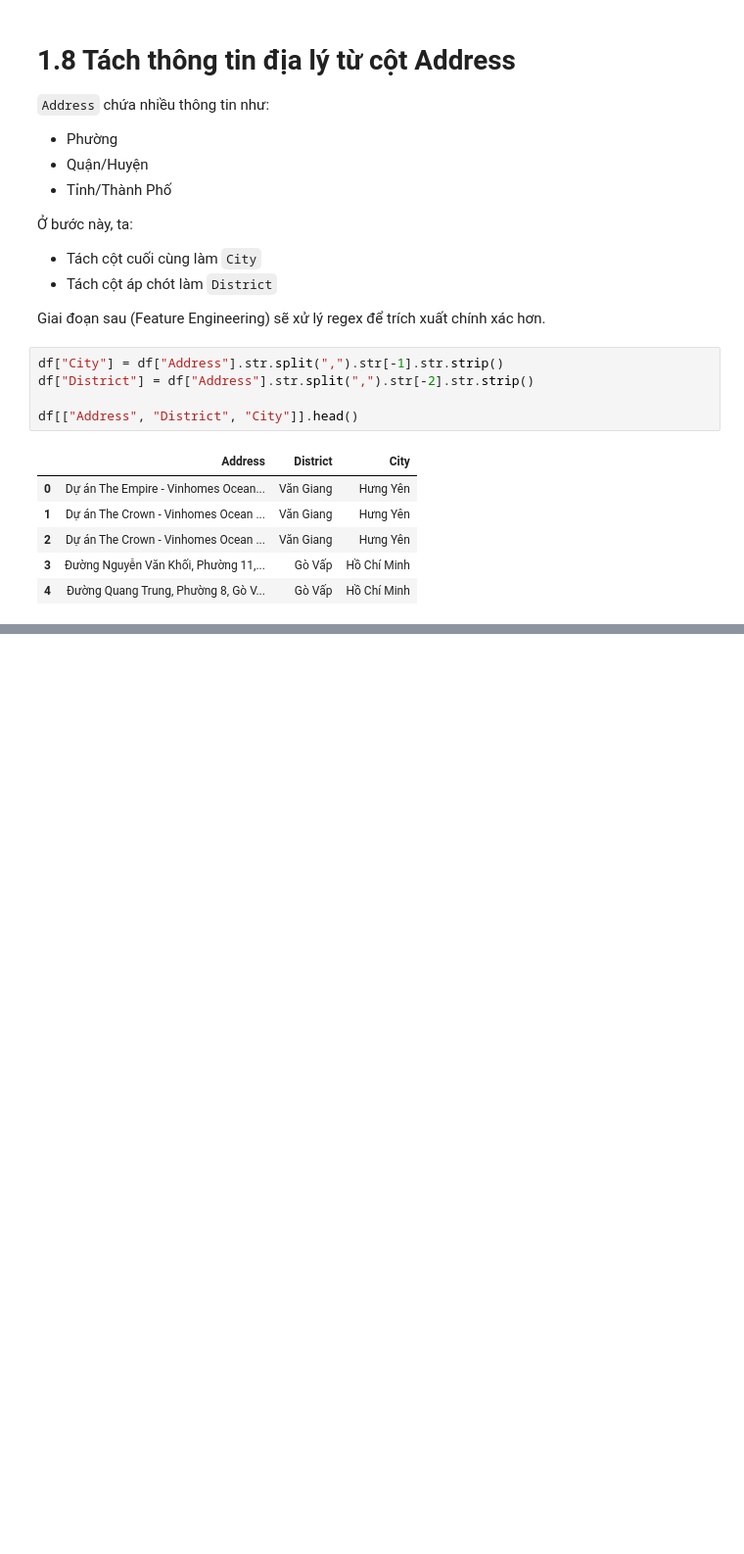
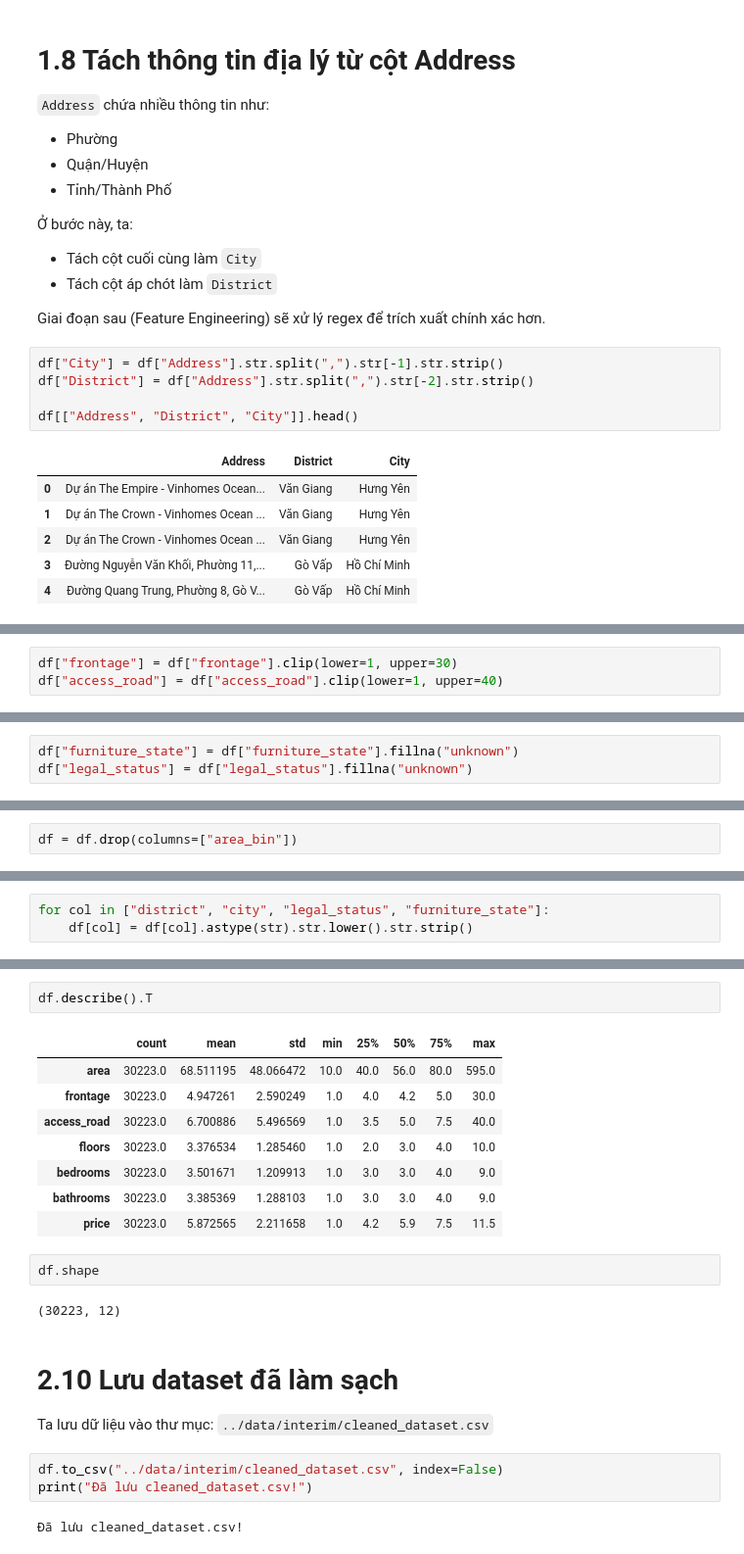
Before and after one commit to Spidermeoz/house-price-predict, a Jupyter notebook: notebooks/01_eda_preprocessing.ipynb, the cells around one changed output, grey strips where cells are left out. Shown at 98% size. Saved outputs shown, nothing was run; the diff lists cells and outputs as text; blank space fills up the shorter version.

Commit message:
Done: Data Cleaning trong PREPROCESSING_CHECKLIST

```diff
--- a/notebooks/01_eda_preprocessing.ipynb
+++ b/notebooks/01_eda_preprocessing.ipynb
@@ -285,0 +387,3 @@ Tuy nhiên cần xử lý:
+# %%
+df["frontage"] = df["frontage"].clip(lower=1, upper=30)
+df["access_road"] = df["access_road"].clip(lower=1, upper=40)
@@ -285,0 +399,3 @@ Tuy nhiên cần xử lý:
+# %%
+df["furniture_state"] = df["furniture_state"].fillna("unknown")
+df["legal_status"] = df["legal_status"].fillna("unknown")
@@ -285,0 +492,2 @@ Tuy nhiên cần xử lý:
+# %%
+df = df.drop(columns=["area_bin"])
@@ -285,0 +500,3 @@ Tuy nhiên cần xử lý:
+# %%
+for col in ["district", "city", "legal_status", "furniture_state"]:
+    df[col] = df[col].astype(str).str.lower().str.strip()
@@ -285,0 +525,25 @@ Tuy nhiên cần xử lý:
+# %%
+df.describe().T
+# %% [output]
+|  | count | mean | std | min | 25% | 50% | 75% | max |
+| area | 30223.0 | 68.511195 | 48.066472 | 10.0 | 40.0 | 56.0 | 80.0 | 595.0 |
+| frontage | 30223.0 | 4.947261 | 2.590249 | 1.0 | 4.0 | 4.2 | 5.0 | 30.0 |
+| access_road | 30223.0 | 6.700886 | 5.496569 | 1.0 | 3.5 | 5.0 | 7.5 | 40.0 |
+| floors | 30223.0 | 3.376534 | 1.285460 | 1.0 | 2.0 | 3.0 | 4.0 | 10.0 |
+| bedrooms | 30223.0 | 3.501671 | 1.209913 | 1.0 | 3.0 | 3.0 | 4.0 | 9.0 |
+| bathrooms | 30223.0 | 3.385369 | 1.288103 | 1.0 | 3.0 | 3.0 | 4.0 | 9.0 |
+| price | 30223.0 | 5.872565 | 2.211658 | 1.0 | 4.2 | 5.9 | 7.5 | 11.5 |
+# %%
+df.shape
+# %% [output]
+(30223, 12)
+# %% [markdown]
+# 2.10 Lưu dataset đã làm sạch
+
+Ta lưu dữ liệu vào thư mục:
+`../data/interim/cleaned_dataset.csv`
+# %%
+df.to_csv("../data/interim/cleaned_dataset.csv", index=False)
+print("Đã lưu cleaned_dataset.csv!")
+# %% [output]
+Đã lưu cleaned_dataset.csv!
```
Also changed, not shown: parts of 20 cells of this notebook, 2 other files.
